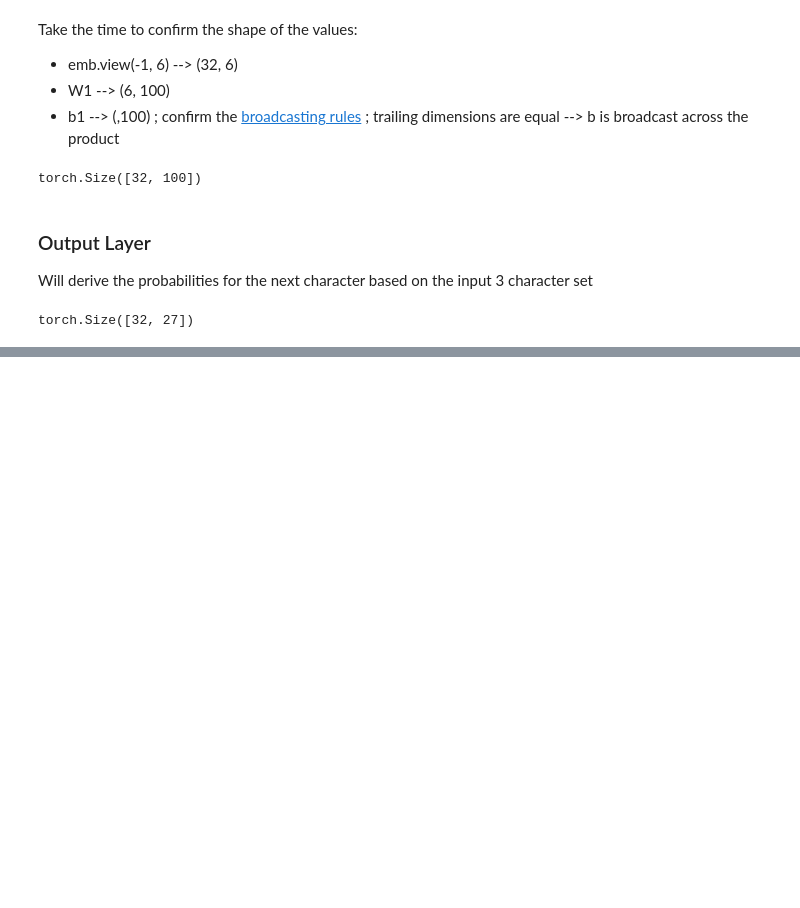
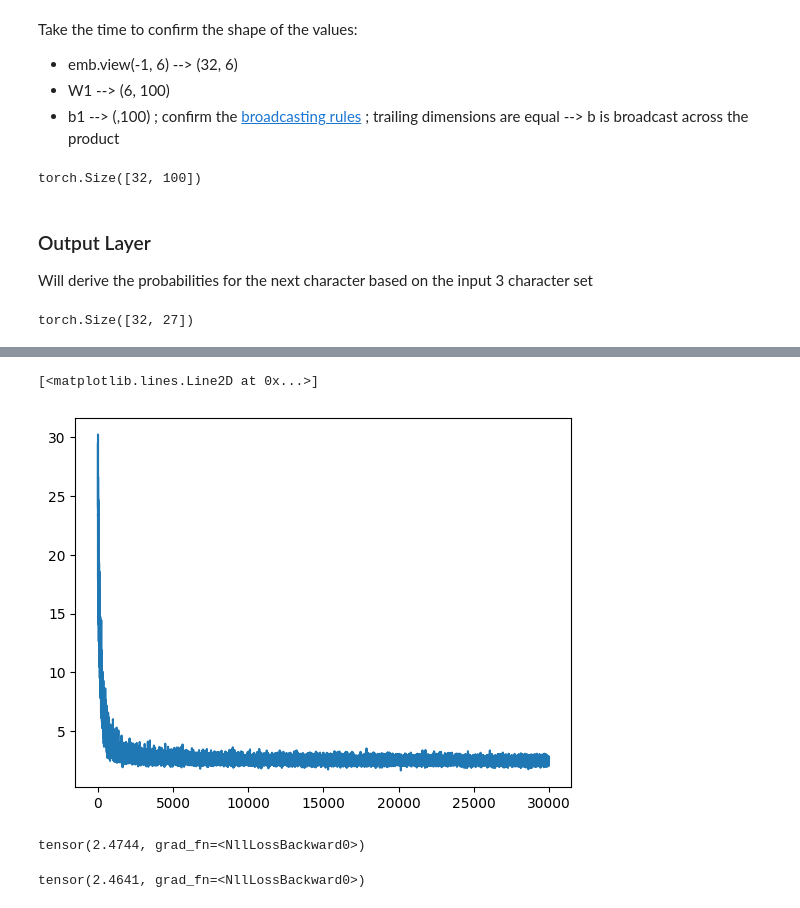
Before and after one commit to Cameron-Grams/BASICS, a Jupyter notebook: Makemore/MLP_1.ipynb, the cells around one changed output, grey strips where cells are left out. Drawn from its saved outputs; the diff is of its cells as text; code cells hidden in the pictures; blank space fills up the shorter version.

```diff
--- a/Makemore/MLP_1.ipynb
+++ b/Makemore/MLP_1.ipynb
@@ -235,0 +379,3 @@ tensor([1.5532e-15, 9.8704e-10, 3.7192e-05, 5.2907e-02, 4.0825e-04, 1.9278e-08,
+# %%
+for p in parameters:
+    p.requires_grad = True
@@ -235,0 +540,3 @@ tensor([1.5532e-15, 9.8704e-10, 3.7192e-05, 5.2907e-02, 4.0825e-04, 1.9278e-08,
+# %%
+for p in parameters:
+    p.requires_grad = True
@@ -235,0 +606,37 @@ tensor([1.5532e-15, 9.8704e-10, 3.7192e-05, 5.2907e-02, 4.0825e-04, 1.9278e-08,
+# %%
+for p in parameters:
+    p.requires_grad = True
+# %%
+lri = []
+lossi = []
+stepi = []
+
+for i in range(30000):
+    # forward pass
+
+    # with mini-batch:
+    ix = torch.randint(0, Xtr.shape[0], (32,))  # sample size of 32
+
+    emb = C[Xtr[ix]] # (32, 3, 2) based on the sample size
+    h = torch.tanh(emb.view(-1, 6) @ W1 + b1) # (32, 300)
+    logits = h @ W2 + b2 # (32, 27)
+    loss = F.cross_entropy(logits, Ytr[ix])
+    print(loss.item())
+
+    # backward pass
+    for p in parameters:
+        p.grad = None
+    loss.backward()
+
+    # update
+    lr = 0.01
+
+    for p in parameters:
+        p.data += - lr * p.grad  # gradient based on a smaller number of samples is less accurate
+                                 # this is a trade-off for more/faster iterations of the process
+
+    # tracking
+    stepi.append(i)
+    lossi.append(loss.item())
+
+# print(loss.item())
@@ -235,0 +661,25 @@ tensor([1.5532e-15, 9.8704e-10, 3.7192e-05, 5.2907e-02, 4.0825e-04, 1.9278e-08,
+# %%
+plt.plot(stepi, lossi)
+# %% [output]
+[<matplotlib.lines.Line2D at 0x...>]
+[figure, added]
+# %%
+# evaluate on the train dataset with increased parameters
+
+emb = C[Xtr]
+h = torch.tanh(emb.view(-1, 6) @ W1 + b1)
+logits = h @ W2 + b2
+loss = F.cross_entropy(logits, Ytr)
+loss
+# %% [output]
+tensor(2.4744, grad_fn=<NllLossBackward0>)
+# %%
+# evaluate on the dev dataset with increased parameters
+
+emb = C[Xdev]
+h = torch.tanh(emb.view(-1, 6) @ W1 + b1)
+logits = h @ W2 + b2
+loss = F.cross_entropy(logits, Ydev)
+loss
+# %% [output]
+tensor(2.4641, grad_fn=<NllLossBackward0>)
```
Also changed, not shown: parts of 65 cells of this notebook, 3 other files.
